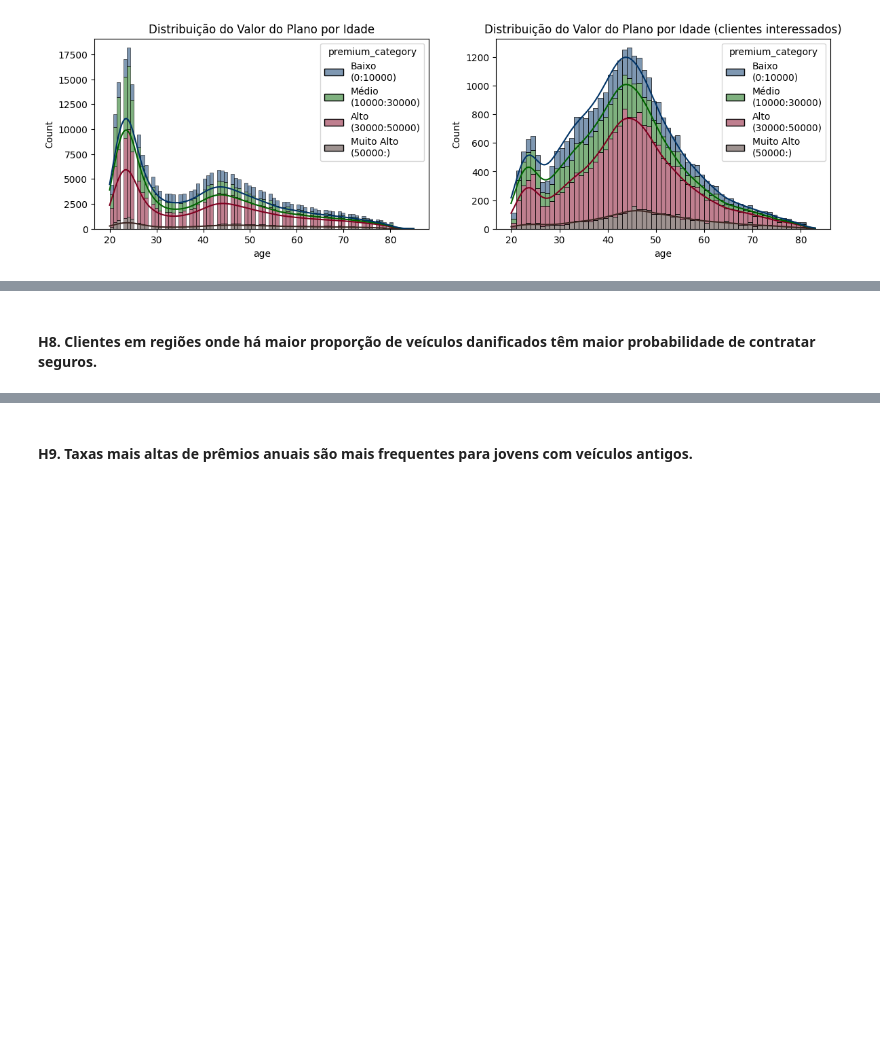
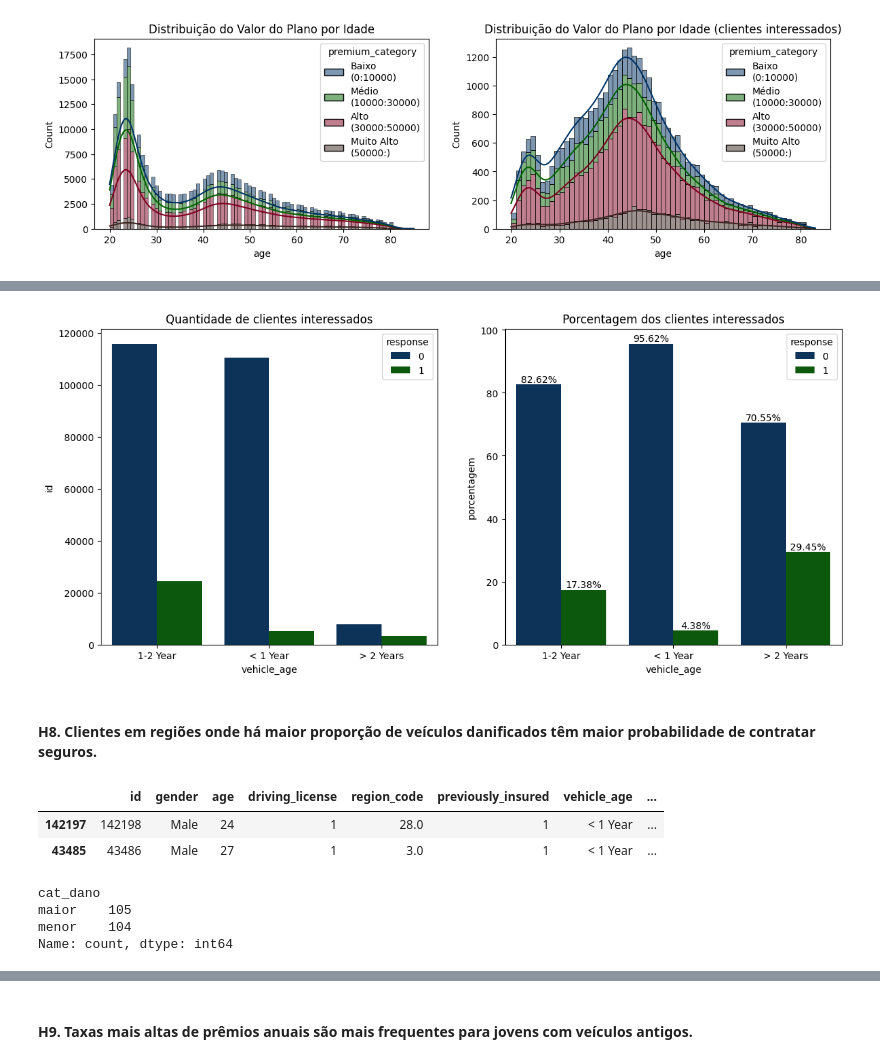
Before and after one commit to RafaelLuckner/Propensao_Compra, a Jupyter notebook: propensao_projeto.ipynb, the cells around one changed output, grey strips where cells are left out. Saved outputs shown, nothing was run; the diff lists cells and outputs as text; code cells hidden in the pictures; blank space fills up the shorter version.

```diff
--- a/propensao_projeto.ipynb
+++ b/propensao_projeto.ipynb
@@ -539,2 +525,36 @@ sns.histplot(data=aux1, x='age', hue='premium_category', kde=True, multiple='sta
+# %%
+plt.figure(figsize = (14,6))
+
+plt.subplot(1,2,1)
+aux = df2.loc[:,['id', 'vehicle_age','response']].groupby(['vehicle_age', 'response']).count().reset_index()
+sns.barplot(data = aux, x= 'vehicle_age', y='id', hue='response', estimator="sum")
+plt.title('Quantidade de clientes interessados')
+
+
+plt.subplot(1,2,2)
+aux1 = df2.loc[:,['id', 'vehicle_age','response']].groupby(['vehicle_age', 'response']).count().reset_index()
+aux1['porcentagem'] = aux1.groupby('vehicle_age')['id'].transform(lambda x: x/x.sum() * 100)
+
+ax = sns.barplot(data = aux1, x= 'vehicle_age', y='porcentagem', hue='response')
+
+for container in ax.containers:
+    labels = [f"{v.get_height():.2f}%" for v in container]
+    ax.bar_label(container, labels=labels, fontsize=10)
+plt.title('Porcentagem dos clientes interessados');
+# %% [output]
+[figure, added]
 # %% [markdown]
 #### H8. Clientes em regiões onde há maior proporção de veículos danificados têm maior probabilidade de contratar seguros.
+# %%
+df2.head(2)
+# %% [output]
+|  | id | gender | age | driving_license | region_code | previously_insured | vehicle_age | ... |
+| 142197 | 142198 | Male | 24 | 1 | 28.0 | 1 | < 1 Year | ... |
+| 43485 | 43486 | Male | 27 | 1 | 3.0 | 1 | < 1 Year | ... |
+# %%
+aux['cat_dano'].value_counts()
+# %% [output]
+cat_dano
+maior    105
+menor    104
+Name: count, dtype: int64
```
Also changed, not shown: parts of 19 cells of this notebook.
